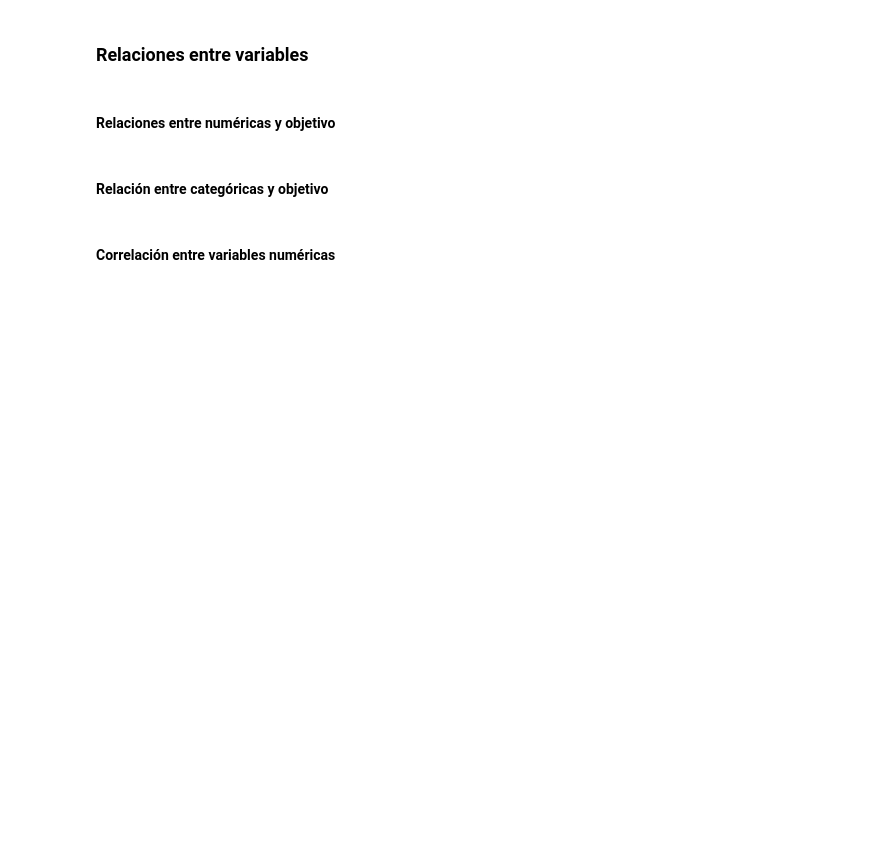
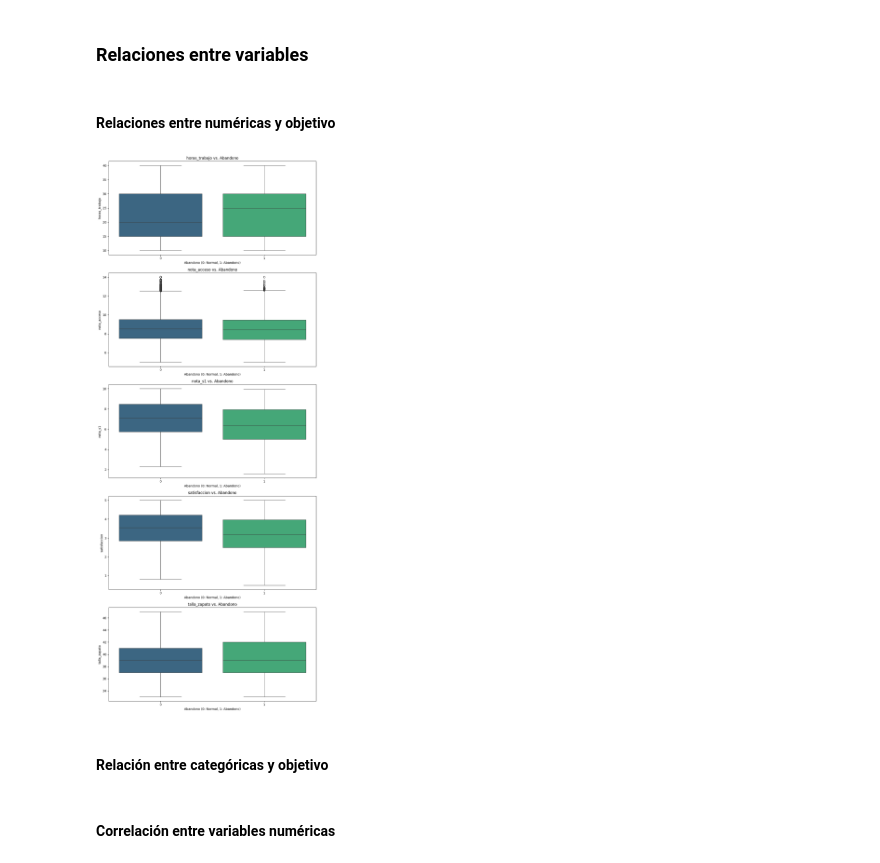
Before and after one commit to albertoPerez25/Clasificacion_Autonoma_de_Imagenes_Satelitales, a Jupyter notebook: Práctica 1 - Análisis, procesamiento y validación .ipynb, the cells around one changed output. Drawn from its saved outputs; the diff is of its cells as text; code cells hidden in the pictures; blank space fills up the shorter version.

```diff
--- a/Práctica 1 - Análisis, procesamiento y validación .ipynb
+++ b/Práctica 1 - Análisis, procesamiento y validación .ipynb
@@ -329,19 +403,28 @@ plt.show()
 #### Relaciones entre numéricas y objetivo
 # %%
 # Relaciones entre Numéricas y Objetivo
+plt.figure(figsize=(10, 5 * len(numerical_cols)))
+
+# Una gráfica por variable
 for i, col in enumerate(numerical_cols):
-    sns.boxplot(x='abandono', y=col, data=df_train, ax=axes[i], palette='viridis', showfliers=True)
-    axes[i].set_title(f'{col} vs. Abandono')
-    axes[i].set_xlabel('Abandono (0: Normal, 1: Abandono)')
-    axes[i].set_ylabel(col)
+    plt.subplot(len(numerical_cols), 1, i + 1)
+    sns.boxplot(
+        x='abandono',
+        y=col,
+        data=df_train,
+        hue='abandono',          # Sin Hue salta un warning
+        palette='viridis',
+        showfliers=True,
+        legend=False
+    )
+    plt.title(f'{col} vs. Abandono')
+    plt.xlabel('Abandono (0: Normal, 1: Abandono)')
+    plt.ylabel(col)
 
-if len(numerical_cols) < len(axes):
-    for j in range(len(numerical_cols), len(axes)):
-        fig.delaxes(axes[j])
-
-plt.suptitle('Variables Numéricas según la Variable Objetivo (Train)', y=1.02, fontsize=16)
-plt.tight_layout(rect=[0, 0.03, 1, 0.98])
+plt.tight_layout()
 plt.show()
+# %% [output]
+[figure, added]
 # %% [markdown]
 #### Relación entre categóricas y objetivo
 # %%
```
Also changed, not shown: parts of 6 cells of this notebook.
